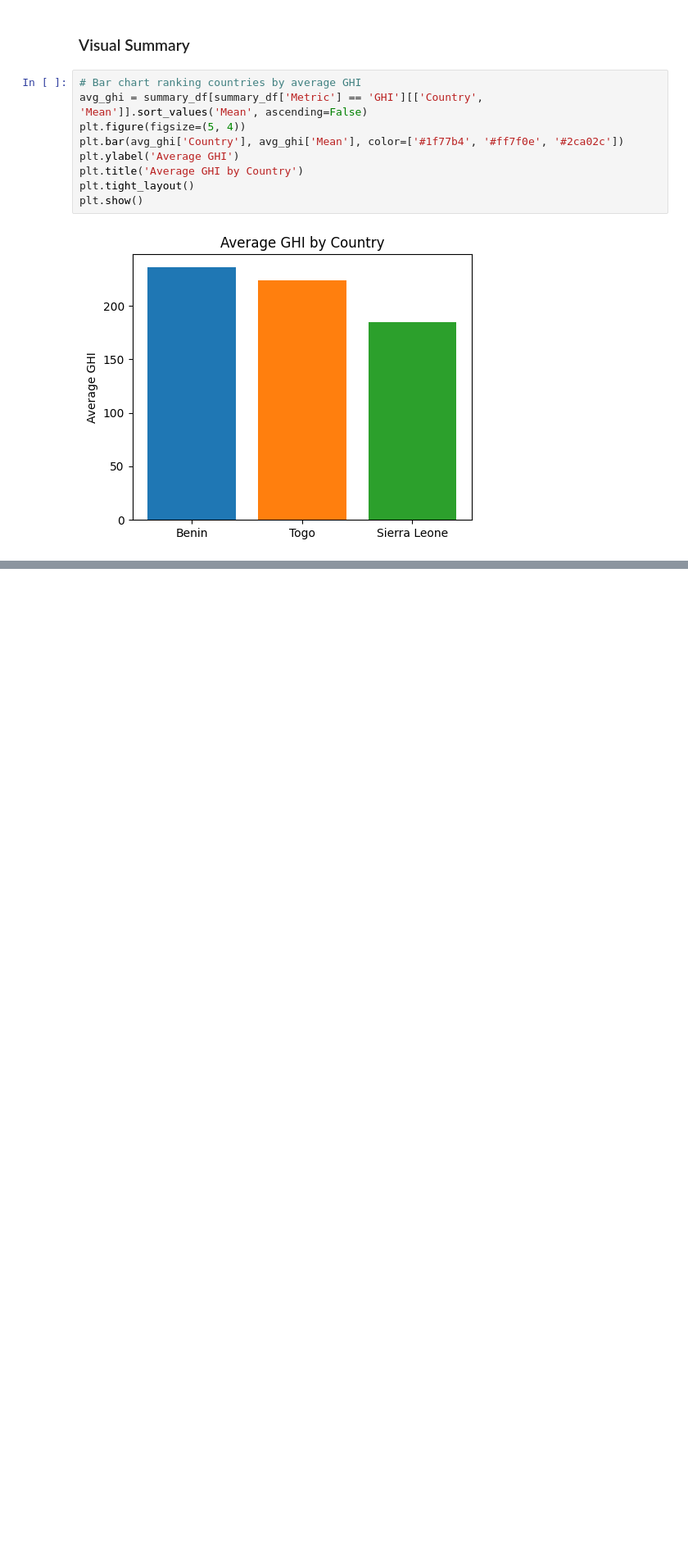
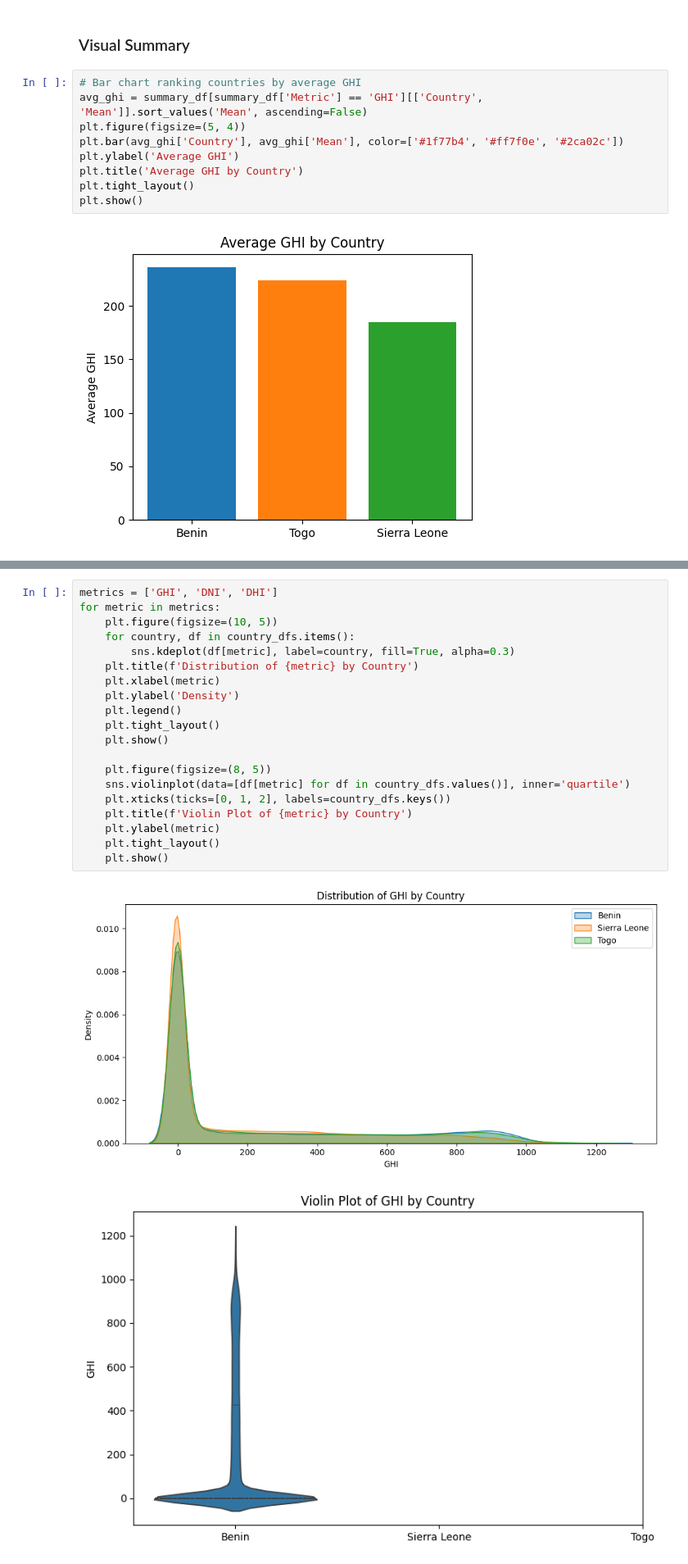
Before and after one commit to Melak12/solar-challenge-week1, a Jupyter notebook: notebooks/compare_countries.ipynb, the cells around one changed output, grey strips where cells are left out. Shown: that part at 82% size. Saved outputs shown, nothing was run; the diff lists cells and outputs as text; blank space fills up the shorter version.

Commit message:
feat: comprehensive cross-country analysis and enhancements.

```diff
--- a/notebooks/compare_countries.ipynb
+++ b/notebooks/compare_countries.ipynb
@@ -100,0 +157,23 @@ plt.show()
+# %%
+metrics = ['GHI', 'DNI', 'DHI']
+for metric in metrics:
+    plt.figure(figsize=(10, 5))
+    for country, df in country_dfs.items():
+        sns.kdeplot(df[metric], label=country, fill=True, alpha=0.3)
+    plt.title(f'Distribution of {metric} by Country')
+    plt.xlabel(metric)
+    plt.ylabel('Density')
+    plt.legend()
+    plt.tight_layout()
+    plt.show()
+
+    plt.figure(figsize=(8, 5))
+    sns.violinplot(data=[df[metric] for df in country_dfs.values()], inner='quartile')
+    plt.xticks(ticks=[0, 1, 2], labels=country_dfs.keys())
+    plt.title(f'Violin Plot of {metric} by Country')
+    plt.ylabel(metric)
+    plt.tight_layout()
+    plt.show()
+# %% [output]
+[figure, added]
+[figure, added]
```
Also changed, not shown: parts of 21 cells of this notebook.
